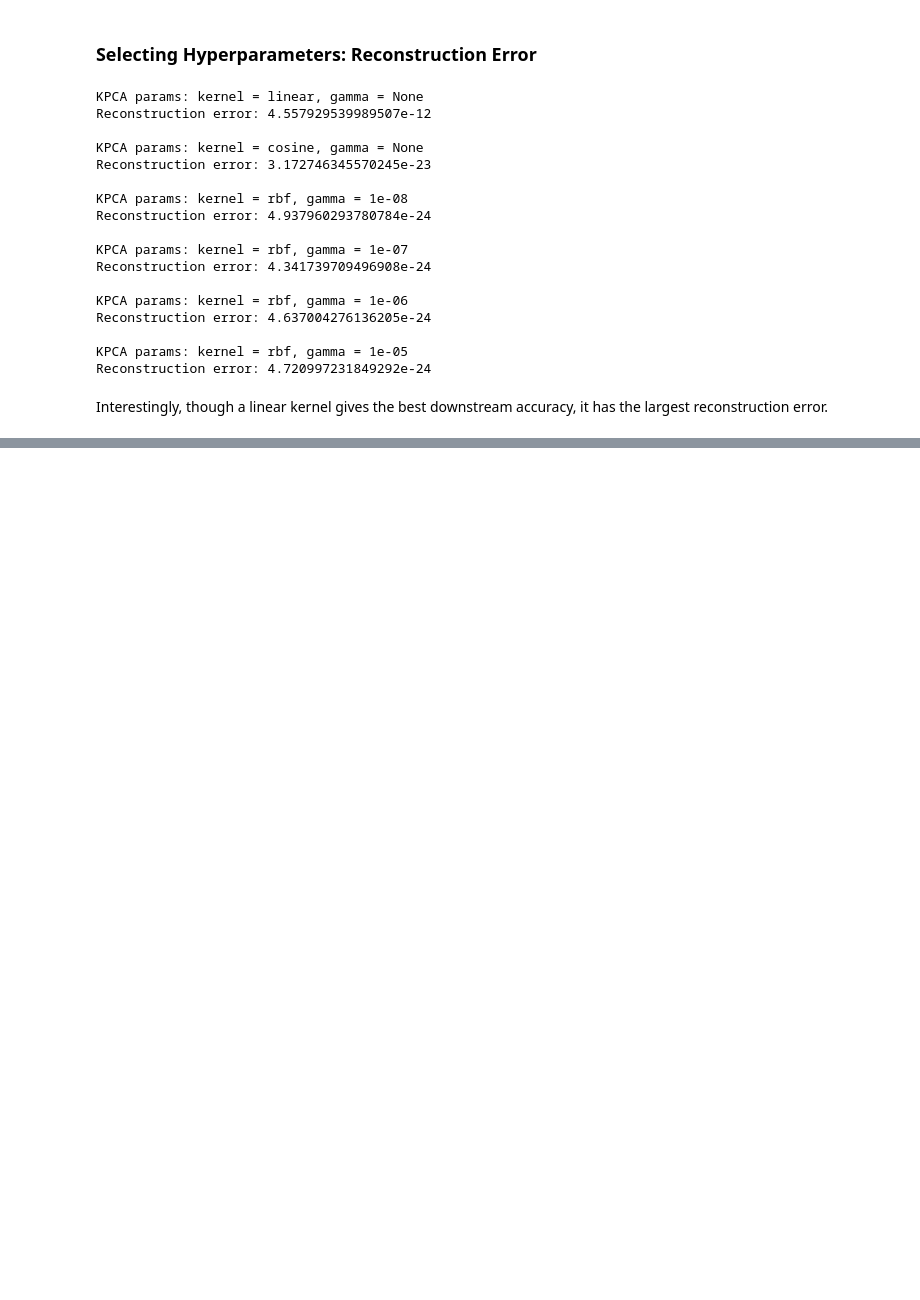
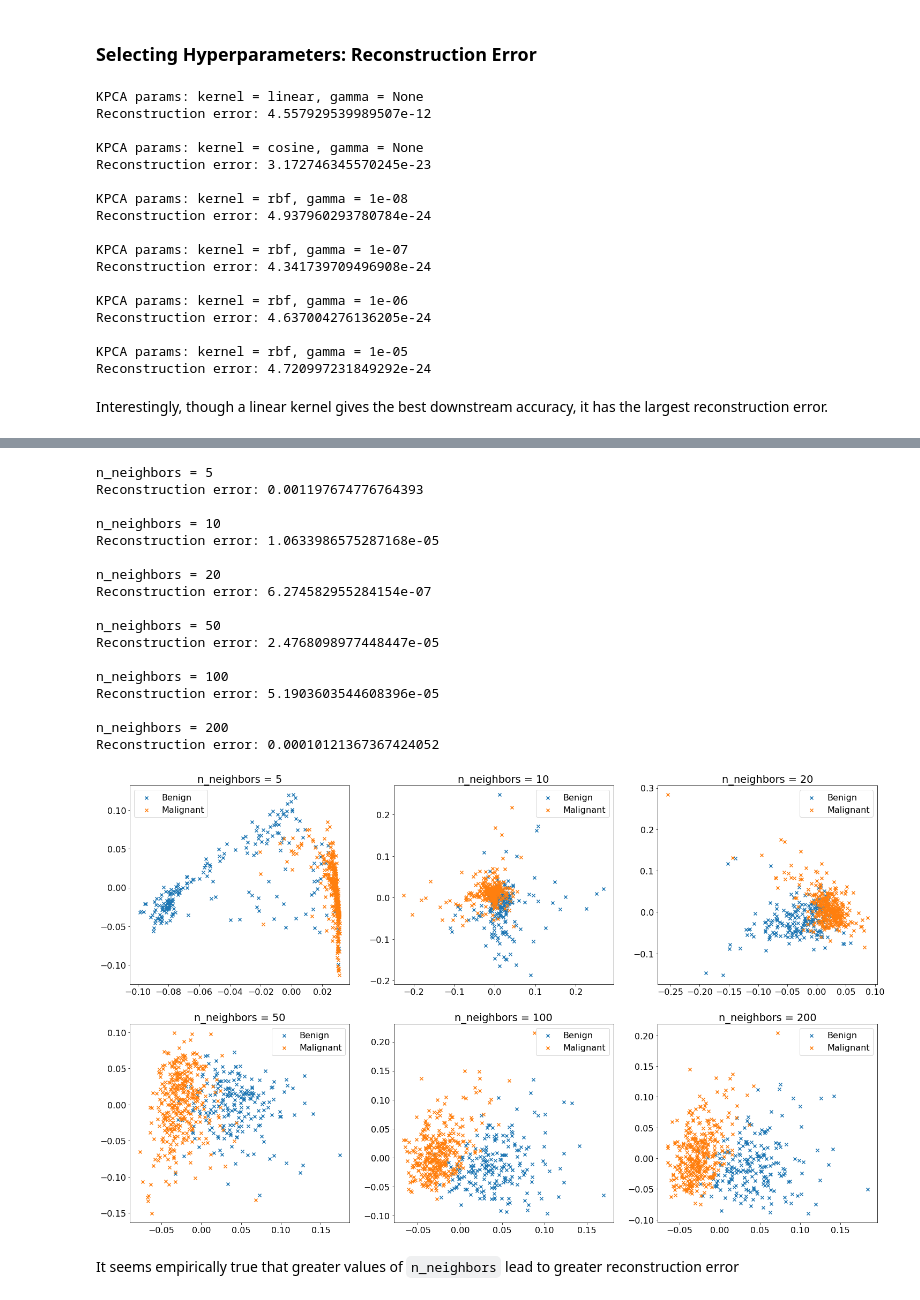
Before and after one commit to chris-leonard/hands-on-machine-learning, a Jupyter notebook: chapter-8/chapter-8-notes.ipynb, the cells around one changed output, grey strips where cells are left out. Cells and saved outputs as stored; diff of their text form; code cells hidden in the pictures; blank space fills up the shorter version.

```diff
--- a/chapter-8/chapter-8-notes.ipynb
+++ b/chapter-8/chapter-8-notes.ipynb
@@ -600,0 +617,42 @@ Interestingly, though a linear kernel gives the best downstream accuracy, it has
+# %%
+lle = LocallyLinearEmbedding(n_components=2)
+
+scaler = StandardScaler()
+X_scaled = scaler.fit_transform(X)
+
+fig, axs = plt.subplots(2, 3, figsize=(25, 15))
+axs_ravel = axs.ravel()
+
+n_neighbors_list = [5, 10, 20, 50, 100, 200]
+for i, n_neighbors in enumerate(n_neighbors_list):
+    lle.set_params(n_neighbors=n_neighbors)
+    X_lle = lle.fit_transform(X_scaled)
+
+    title = "n_neighbors = " + str(n_neighbors)
+
+    print(title)
+    print("Reconstruction error: {}".format(lle.reconstruction_error_))
+    print("")
+
+    plot_first_two_features(X_lle, y, ax=axs_ravel[i], title=title)
+# %% [output]
+n_neighbors = 5
+Reconstruction error: 0.001197674776764393
+
+n_neighbors = 10
+Reconstruction error: 1.0633986575287168e-05
+
+n_neighbors = 20
+Reconstruction error: 6.274582955284154e-07
+
+n_neighbors = 50
+Reconstruction error: 2.4768098977448447e-05
+
+n_neighbors = 100
+Reconstruction error: 5.1903603544608396e-05
+
+n_neighbors = 200
+Reconstruction error: 0.00010121367367424052
+[figure, added]
+# %% [markdown]
+It seems empirically true that greater values of `n_neighbors` lead to greater reconstruction error
```
Also changed, not shown: parts of 4 cells of this notebook.
